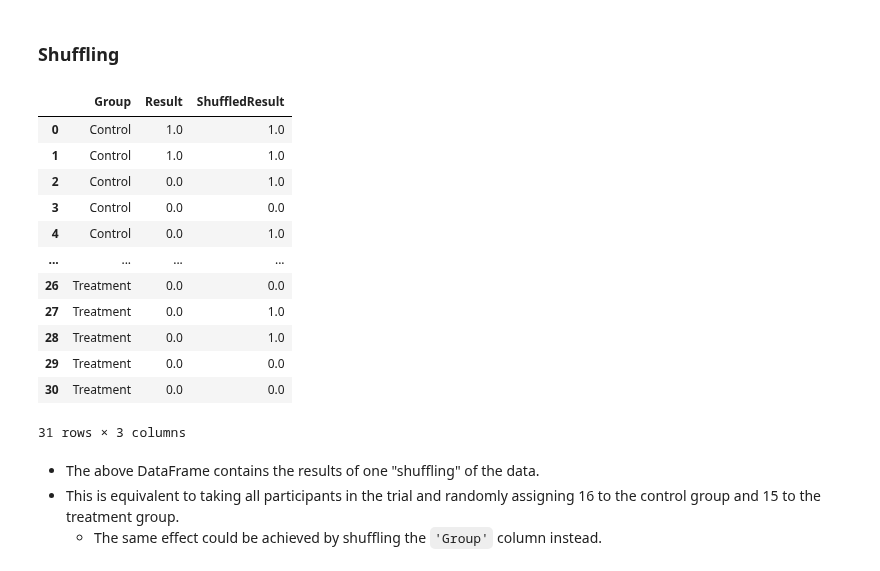
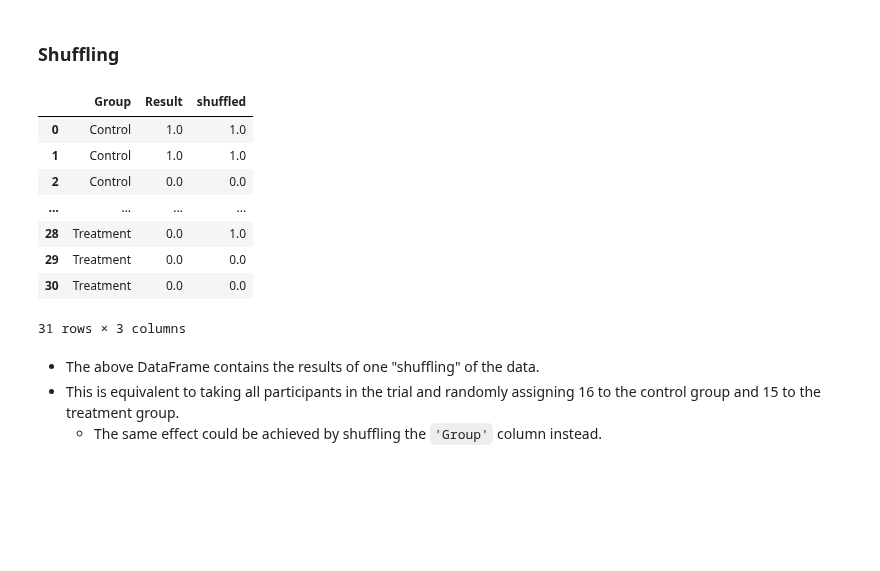
Before and after one commit to dsc-courses/dsc10-2022-su, a Jupyter notebook: lectures/lec18/lec18.ipynb, the cells around one changed output. Drawn from its saved outputs; the diff is of its cells as text; code cells hidden in the pictures; blank space fills up the shorter version.

```diff
--- a/lectures/lec18/lec18.ipynb
+++ b/lectures/lec18/lec18.ipynb
@@ -123,18 +485,14 @@ observed_difference
 ### Shuffling
 # %%
 shuffled_results = np.random.permutation(back.get('Result'))
-shuffled = back.assign(ShuffledResult=shuffled_results)
+shuffled = back.assign(shuffled=shuffled_results)
 shuffled
 # %% [output]
-|  | Group | Result | ShuffledResult |
+|  | Group | Result | shuffled |
 | 0 | Control | 1.0 | 1.0 |
 | 1 | Control | 1.0 | 1.0 |
-| 2 | Control | 0.0 | 1.0 |
-| 3 | Control | 0.0 | 0.0 |
-| 4 | Control | 0.0 | 1.0 |
+| 2 | Control | 0.0 | 0.0 |
 | ... | ... | ... | ... |
-| 26 | Treatment | 0.0 | 0.0 |
-| 27 | Treatment | 0.0 | 1.0 |
 | 28 | Treatment | 0.0 | 1.0 |
 | 29 | Treatment | 0.0 | 0.0 |
 | 30 | Treatment | 0.0 | 0.0 |
```
Also changed, not shown: parts of 80 cells of this notebook, 1 other file.
